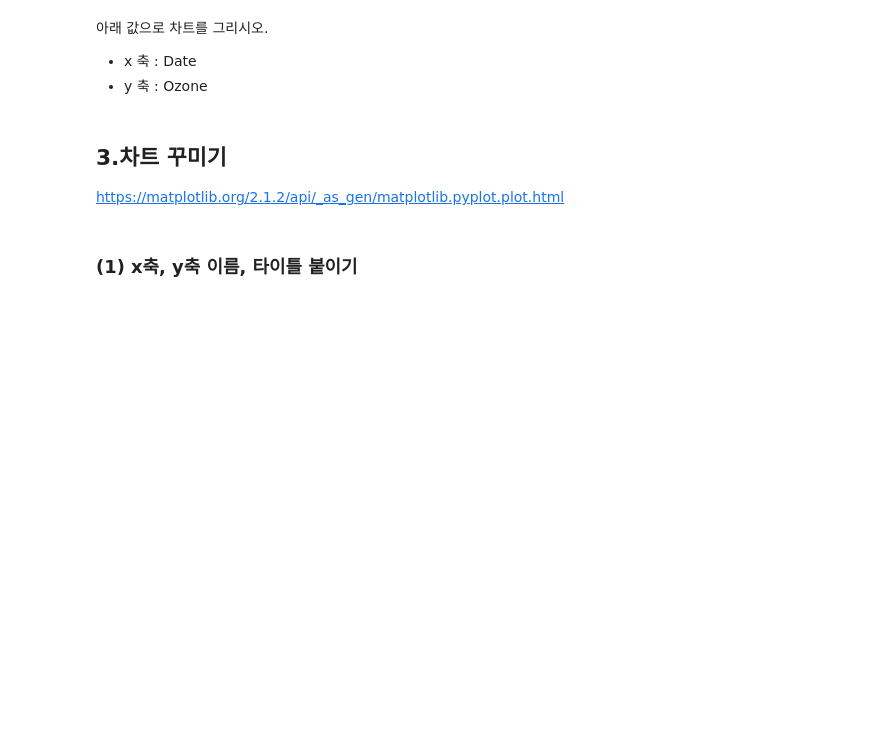
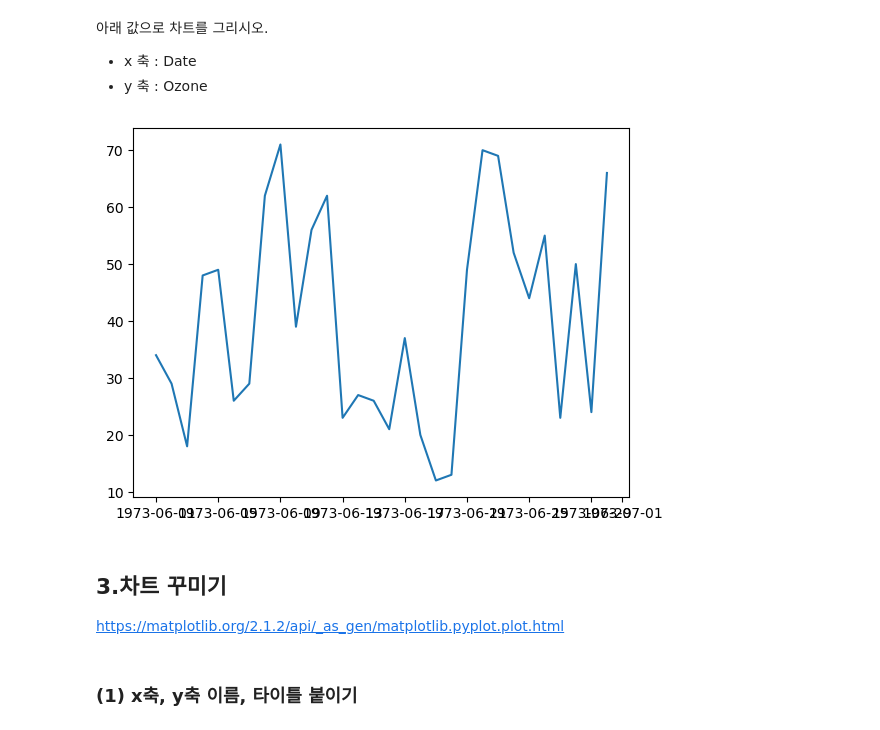
Before and after one commit to yongmin21/kt_aivle, a Jupyter notebook: 2024.09.10_데이터처리2/chapter 05. 시각화 라이브러리.ipynb, the cells around one changed output. Saved outputs shown, nothing was run; the diff lists cells and outputs as text; code cells hidden in the pictures; blank space fills up the shorter version.

```diff
--- a/2024.09.10_데이터처리2/chapter 05. 시각화 라이브러리.ipynb
+++ b/2024.09.10_데이터처리2/chapter 05. 시각화 라이브러리.ipynb
@@ -67,6 +80,12 @@ plt.show()
 
 * x 축 : Date
 * y 축 : Ozone
+# %%
+plt.plot('Date', 'Ozone',
+         data = data)
+plt.show()
+# %% [output]
+[figure, added]
 # %% [markdown]
 ## **3.차트 꾸미기**
 
```
Also changed, not shown: parts of 20 cells of this notebook, 4 other files.
